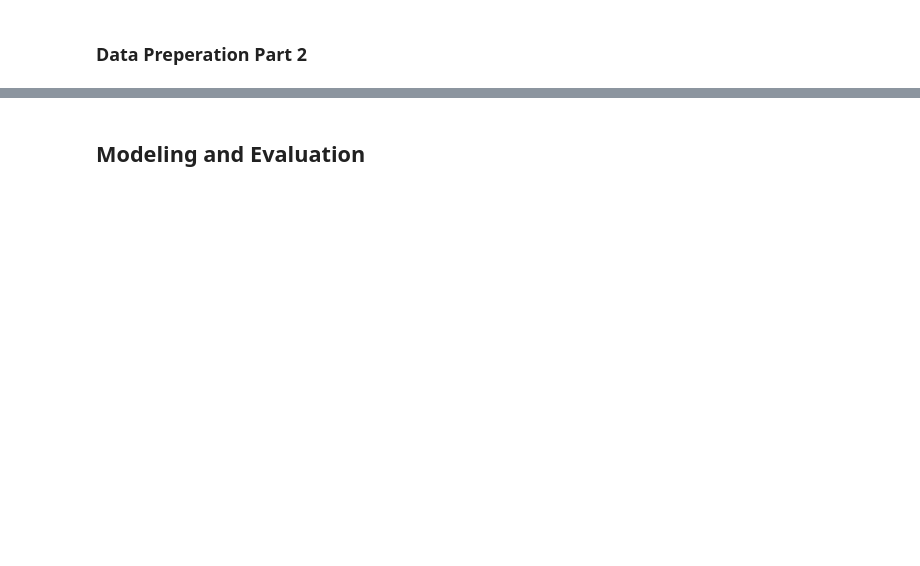
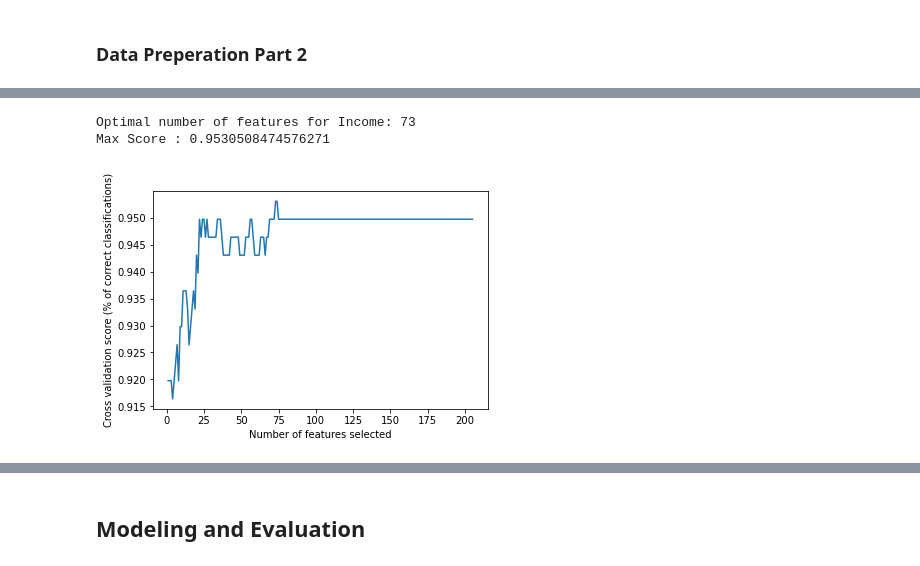
Before and after one commit to mcgrupp2/DS7331_termProject, a Jupyter notebook: work in progress copies/Rough Draft Lab 2.ipynb, the cells around one changed output, grey strips where cells are left out. Cells and saved outputs as stored; diff of their text form; code cells hidden in the pictures; blank space fills up the shorter version.

```diff
--- a/work in progress copies/Rough Draft Lab 2.ipynb
+++ b/work in progress copies/Rough Draft Lab 2.ipynb
@@ -218,3 +244,23 @@ all_processed_cols = np.concatenate((numeric_features, cat_processed), axis=0)
+# %%
+
+
+### RFE CV to find best features
+clf = LogisticRegression(n_jobs=-1)
+rfecv_income = RFECV(clf, step=1, cv=5)
+rfecv_income.fit(X_selection_preprocessed_income, y_selection_income)
+print("Optimal number of features for Income: %d" % rfecv_income.n_features_)
+print("Max Score :", max(rfecv_income.grid_scores_) )
+
+# Plot number of features VS. cross-validation scores
+plt.figure()
+plt.xlabel("Number of features selected")
+plt.ylabel("Cross validation score (% of correct classifications)")
+plt.plot(range(1, len(rfecv_income.grid_scores_) + 1), rfecv_income.grid_scores_)
+plt.show()
+# %% [output]
+Optimal number of features for Income: 73
+Max Score : 0.9530508474576271
+[figure, added]
 # %%
 import warnings
 warnings.filterwarnings('ignore')
```
Also changed, not shown: parts of 27 cells of this notebook.
